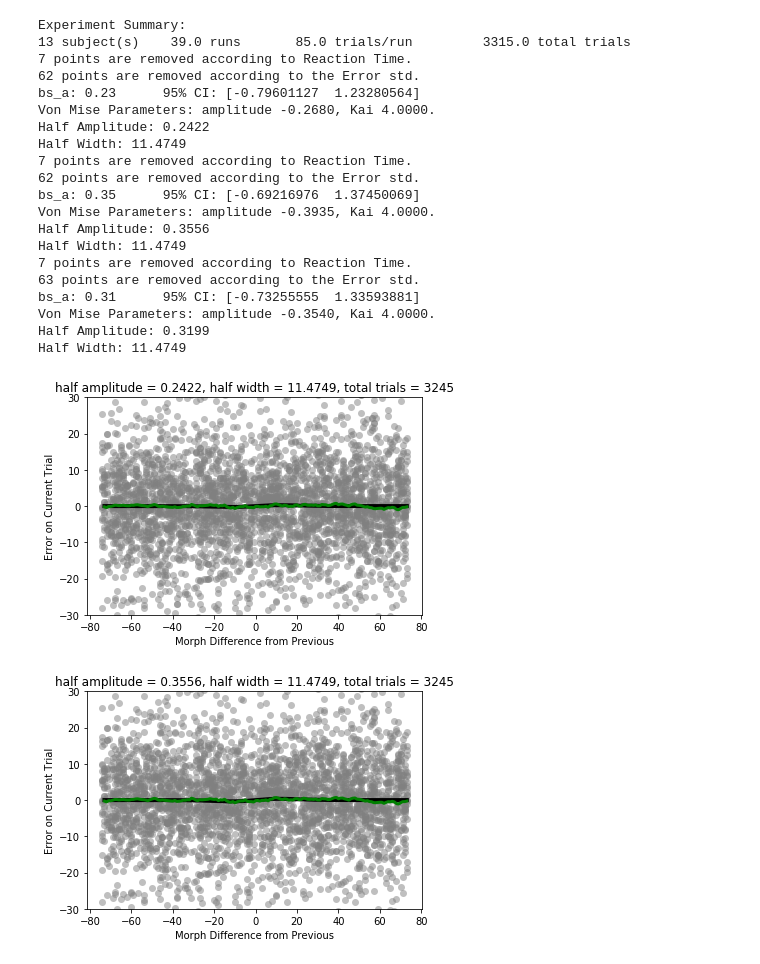
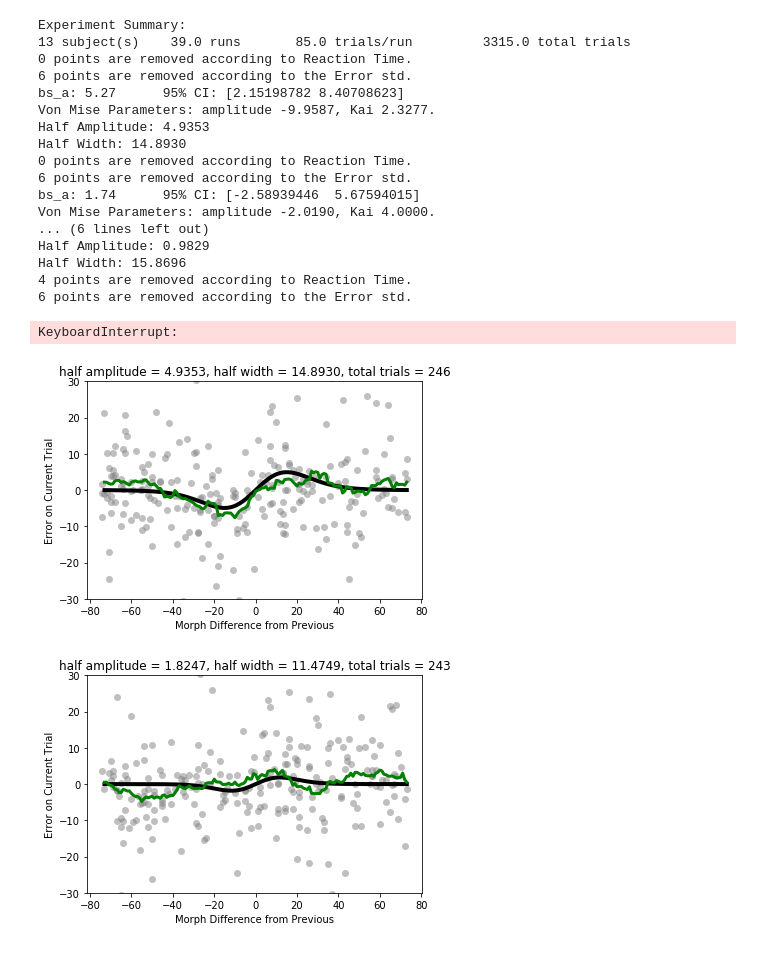
Before and after one commit to WhitneyLab/Serial_Dependence_Analysis_Base, a Jupyter notebook: Subject_JupyterNotebook_VonMises.ipynb, the cells around one changed output. Cells and saved outputs as stored; diff of their text form; code cells hidden in the pictures.

```diff
--- a/Subject_JupyterNotebook_VonMises.ipynb
+++ b/Subject_JupyterNotebook_VonMises.ipynb
@@ -23,7 +23,7 @@ def polyFunc(x, coeffs):
         y += coeffs[i] * (x ** (order - 1 - i))
     return y
 
-def recenter(x, threshold=74):
+def recenter(x, threshold=73):
     for i in range(len(x)):
         if x[i] > threshold - 1:
             x[i] = x[i] - 2 * threshold
@@ -243,12 +243,12 @@ class Subject:
 
         output_data['Stim_diff'] = self.current_stimuliDiff
         output_data['Stim_Loc_diff'] = self.current_StimLocDiff
-        output_data['DoVM_values'] = self.DoVM_values
         df = pd.DataFrame({'bootstrap_values':np.array(self.bootstrap_values)})
         df1 = pd.DataFrame({'Running_Mean':np.array(self.RM)})
         df2 = pd.DataFrame({'slopes':np.array(self.outSlope)})
         df3 = pd.DataFrame({'intercepts':np.array(self.outIntercept)})
-        output_data = pd.concat([output_data, df, df1, df2, df3], axis=1)
+        df4 = pd.DataFrame({'DoVM':np.array(self.DoVM_values)})
+        output_data = pd.concat([output_data, df, df1, df2, df3, df4], axis=1)
         del output_data['level_0']
         del output_data['index']
         del output_data['blockType']
@@ -369,7 +369,8 @@ class Subject:
         plt.plot(x, y, marker ='o', color= '#808080', ls = '', alpha=0.5, markersize=7, markeredgewidth=0.0)
         new_x = np.linspace(-x_range, x_range, 300)
         new_y = [vonmise_derivative(xi,best_vals[0],best_vals[1]) for xi in new_x]
-        DoVM_values = [vonmise_derivative(xi,best_vals[0],best_vals[1]) for xi in x]
+        second_x = np.linspace(-x_range, x_range, 147)
+        DoVM_values = [vonmise_derivative(xi,best_vals[0],best_vals[1]) for xi in second_x]
         self.DoVM_values = DoVM_values
         plt.plot(new_x, new_y, 'k-', linewidth = 4)
         #### RUNNING MEAN ####
@@ -412,26 +413,26 @@ if __name__ == "__main__":
 #     y_bin1 = []
 #     x_bin2 = []
 #     y_bin2 = []
-    #for i in range(len(dataList)):
+    for i in range(len(dataList)):
 
-    #temp_filename, _ = os.path.splitext(subjectList[i])
-    #prefix = temp_filename.split('_')[0]
-    prefix = 'SuperSubject'
+        temp_filename, _ = os.path.splitext(subjectList[i])
+        prefix = temp_filename.split('_')[0]
+        #prefix = 'SuperSubject'
 
-    result_saving_path = results_path + prefix + '/'
-    os.mkdir(result_saving_path)
+        result_saving_path = results_path + prefix + '/'
+        os.mkdir(result_saving_path)
 
-    ## Loop through every trial back up to 3 ##
-    for j in range(3):
-            j = -2 ### change this to change the num of trials back
+        ## Loop through every trial back up to 3 ##
+        for j in range(3):
+            #j = -2 ### change this to change the num of trials back
 
             nBack = j + 1
             result_saving_path_figure = prefix + '_VM_Figure_' + str(nBack) + 'nBack.pdf'
             result_saving_path_outputcsv = prefix + '_VM_output_' + str(nBack) + 'nBack.csv'
             # os.mkdir(result_saving_path)
 
-            ### Initialize a subject ### List[i]
-            subject = Subject(data, nBack, result_saving_path, bootstrap=True, permutation=False)
+            ### Initialize a subject ###
+            subject = Subject(dataList[i], nBack, result_saving_path, bootstrap=True, permutation=False)
 
                 #subject.save_RTfigure('ReactionTime.pdf')
             subject.outlier_removal_RT()
@@ -454,7 +455,7 @@ if __name__ == "__main__":
             stimuli_diff, loc_diff, filtered_responseError, filtered_RT = subject.getnBack_diff()
 
             # ## Von Mise fitting: Shape Similarity##
-            best_vals, outSlope, outIntercept = subject.VonMise_fitting(stimuli_diff, filtered_responseError, 75)
+            best_vals, outSlope, outIntercept = subject.VonMise_fitting(stimuli_diff, filtered_responseError, 73)
     #         temp_x_bin1, temp_y_bin1, temp_x_bin2, temp_y_bin2 = subject.VonMise_BinFitting(stimuli_diff, filtered_responseError, 75, loc_diff)
     #         x_bin1 = x_bin1 + temp_x_bin1
     #         y_bin1 = y_bin1 + temp_y_bin1
@@ -467,50 +468,48 @@ if __name__ == "__main__":
             subject.save_DerivativeVonMisesFigure('Morph Difference from Previous', result_saving_path_figure, stimuli_diff, filtered_responseError, 73, best_vals)
 
             #### Extract CSV ####
             subject.Extract_currentCSV(result_saving_path_outputcsv)
 
             ## Trials back and Reaction Time for Shape##
             # save_TrialsBack_RT_Figure(stimuli_diff, filtered_RT, 75, 'Morph Difference from Previous', result_saving_path + 'TrialsBack_RT_Shape.pdf')
 
             ## Von Mise fitting: Location Similarity##
             # best_vals = subject.VonMise_fitting(loc_diff, filtered_responseError)
             # subject.save_DerivativeVonMisesFigure('Angle Location Difference from Previous', 'LocationDiff_DerivativeVonMises.pdf', loc_diff, filtered_responseError, 180, best_vals)
 
             ## Trials back and Reaction Time for Location##
             # save_TrialsBack_RT_Figure(loc_diff, filtered_RT, 180, 'Location Difference from Previous', result_saving_path + 'TrialsBack_RT_Location.pdf')
     #     bootstraps = subject.VonMise_fitting(x_bin1, y_bin1, 75)
     #     mean_temp = round(np.mean(bootstraps), 2)
     #     CI_temp = np.percentile(bootstraps,[2.5,97.5])
     #     print("bin amplitude = " + str(mean_temp))
     #     print("bin CI = " + str(CI_temp))
     #     print("\n")
 
     #     bootstraps = subject.VonMise_fitting(x_bin2, y_bin2, 75)
     #     mean_temp = round(np.mean(bootstraps), 2)
     #     CI_temp = np.percentile(bootstraps,[2.5,97.5])
     #     print("bin amplitude = " + str(mean_temp))
     #     print("bin CI = " + str(CI_temp))
     #     print("\n")
 # %% [output]
 Experiment Summary:
 13 subject(s)    39.0 runs       85.0 trials/run         3315.0 total trials
-7 points are removed according to Reaction Time.
-62 points are removed according to the Error std.
-bs_a: 0.23      95% CI: [-0.79601127  1.23280564]
-Von Mise Parameters: amplitude -0.2680, Kai 4.0000.
-Half Amplitude: 0.2422
-Half Width: 11.4749
-7 points are removed according to Reaction Time.
-62 points are removed according to the Error std.
-bs_a: 0.35      95% CI: [-0.69216976  1.37450069]
-Von Mise Parameters: amplitude -0.3935, Kai 4.0000.
-Half Amplitude: 0.3556
-Half Width: 11.4749
-7 points are removed according to Reaction Time.
-63 points are removed according to the Error std.
-bs_a: 0.31      95% CI: [-0.73255555  1.33593881]
-Von Mise Parameters: amplitude -0.3540, Kai 4.0000.
-Half Amplitude: 0.3199
-Half Width: 11.4749
+0 points are removed according to Reaction Time.
+6 points are removed according to the Error std.
+bs_a: 5.27      95% CI: [2.15198782 8.40708623]
+Von Mise Parameters: amplitude -9.9587, Kai 2.3277.
+Half Amplitude: 4.9353
+Half Width: 14.8930
+0 points are removed according to Reaction Time.
+6 points are removed according to the Error std.
+bs_a: 1.74      95% CI: [-2.58939446  5.67594015]
+Von Mise Parameters: amplitude -2.0190, Kai 4.0000.
+... (6 lines left out)
+Half Amplitude: 0.9829
+Half Width: 15.8696
+4 points are removed according to Reaction Time.
+6 points are removed according to the Error std.
+KeyboardInterrupt:
-[figure, old version]
+[figure, new version]
-[figure, old version]
+[figure, new version]
```
Also changed, not shown: parts of 2 cells of this notebook, 21 other files.
